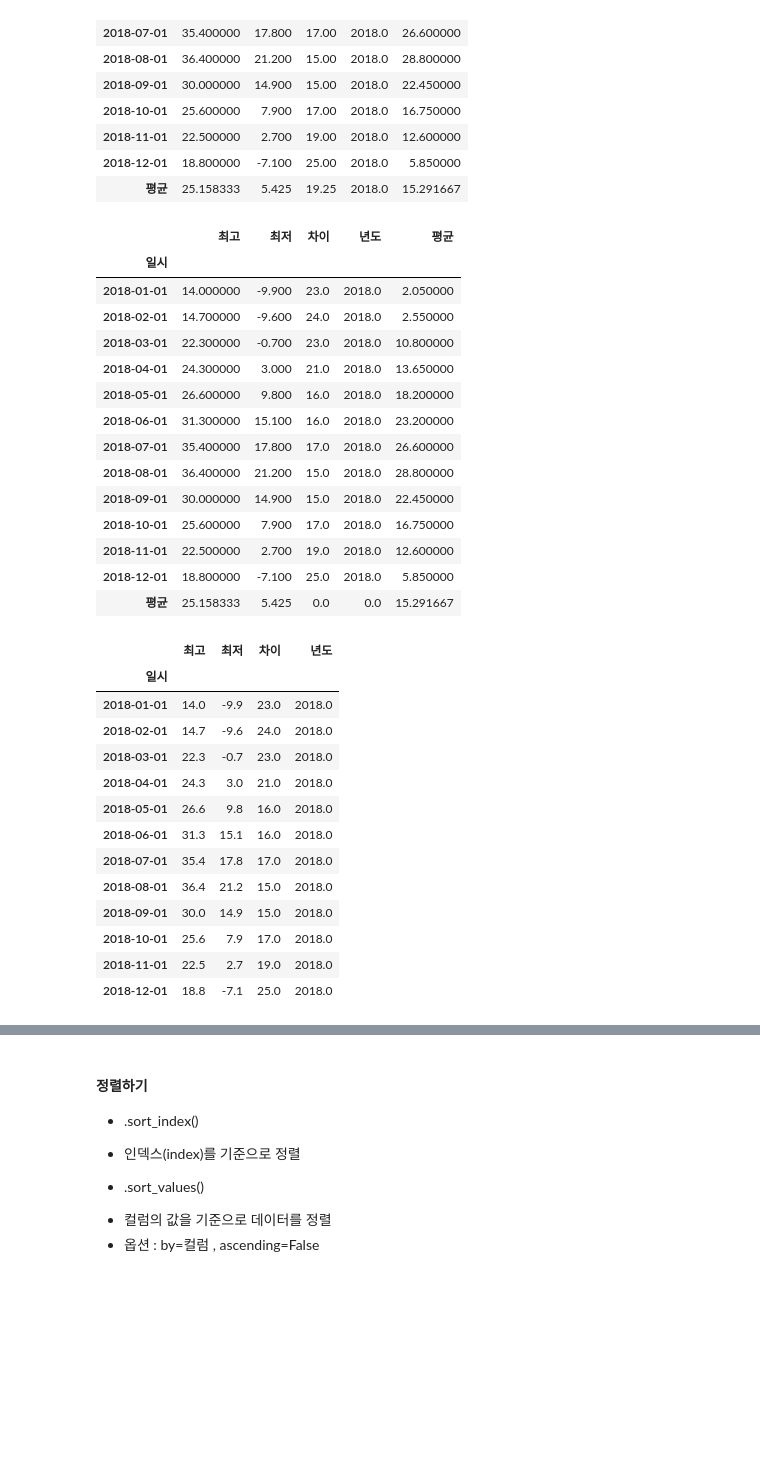
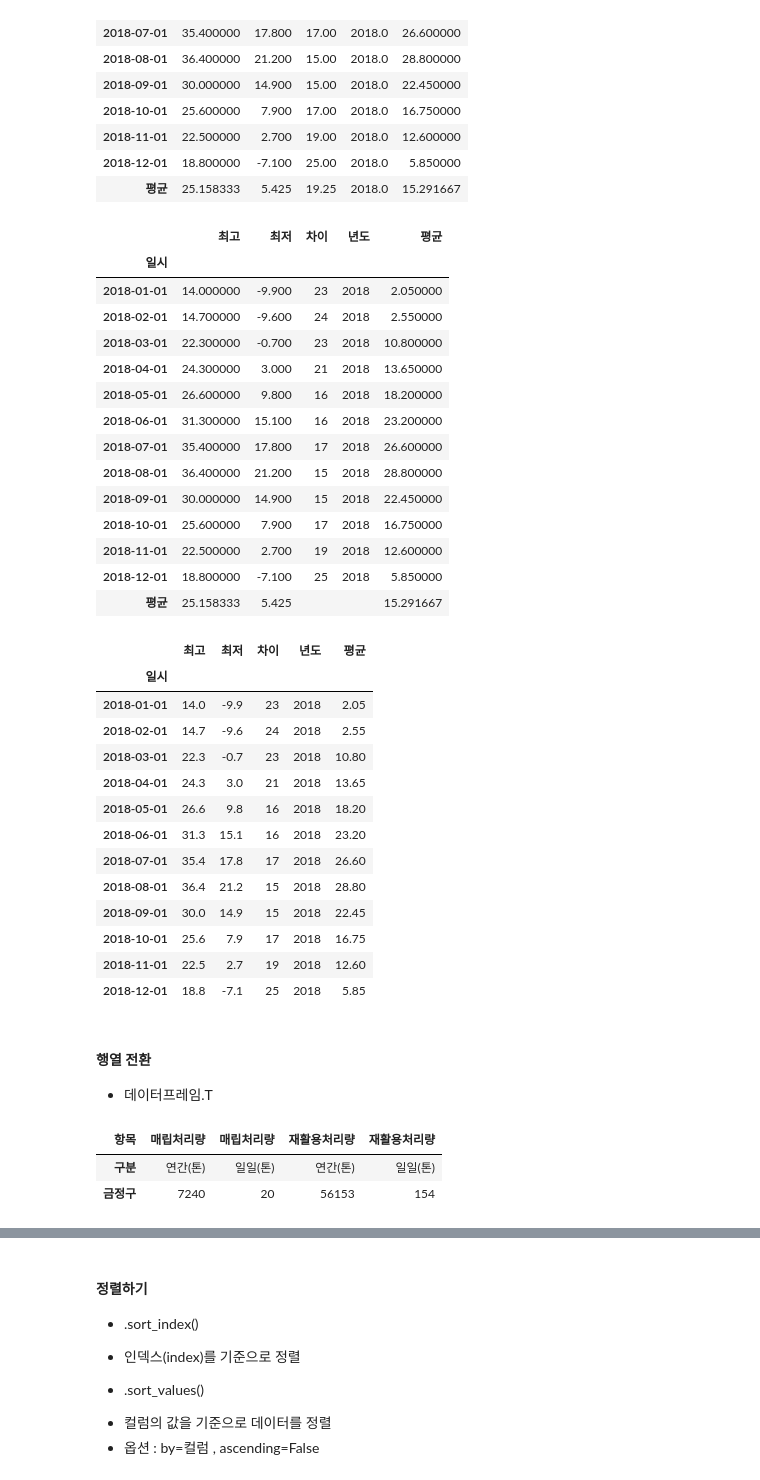
Before and after one commit to cybermin/pythonbasic, a Jupyter notebook: 04/pandas02_dataframe2.ipynb, the cells around one changed output, grey strips where cells are left out. Saved outputs shown, nothing was run; the diff lists cells and outputs as text; code cells hidden in the pictures; blank space fills up the shorter version.

```diff
--- a/04/pandas02_dataframe2.ipynb
+++ b/04/pandas02_dataframe2.ipynb
@@ -835,39 +777,42 @@ df
 | 2018-12-01 | 18.800000 | -7.100 | 25.00 | 2018.0 | 5.850000 |
 | 평균 | 25.158333 | 5.425 | 19.25 | 2018.0 | 15.291667 |
 # %%
-df.loc['평균', ['차이', '년도']] = 0
+df.loc['평균', ['차이', '년도']] = ''
 df
 # %% [output]
 |  | 최고 | 최저 | 차이 | 년도 | 평균 |
 | 일시 |  |  |  |  |  |
-| 2018-01-01 | 14.000000 | -9.900 | 23.0 | 2018.0 | 2.050000 |
-| 2018-02-01 | 14.700000 | -9.600 | 24.0 | 2018.0 | 2.550000 |
-| 2018-03-01 | 22.300000 | -0.700 | 23.0 | 2018.0 | 10.800000 |
-| 2018-04-01 | 24.300000 | 3.000 | 21.0 | 2018.0 | 13.650000 |
-| 2018-05-01 | 26.600000 | 9.800 | 16.0 | 2018.0 | 18.200000 |
-| 2018-06-01 | 31.300000 | 15.100 | 16.0 | 2018.0 | 23.200000 |
-| 2018-07-01 | 35.400000 | 17.800 | 17.0 | 2018.0 | 26.600000 |
-| 2018-08-01 | 36.400000 | 21.200 | 15.0 | 2018.0 | 28.800000 |
-| 2018-09-01 | 30.000000 | 14.900 | 15.0 | 2018.0 | 22.450000 |
-| 2018-10-01 | 25.600000 | 7.900 | 17.0 | 2018.0 | 16.750000 |
-| 2018-11-01 | 22.500000 | 2.700 | 19.0 | 2018.0 | 12.600000 |
-| 2018-12-01 | 18.800000 | -7.100 | 25.0 | 2018.0 | 5.850000 |
-| 평균 | 25.158333 | 5.425 | 0.0 | 0.0 | 15.291667 |
+| 2018-01-01 | 14.000000 | -9.900 | 23 | 2018 | 2.050000 |
+| 2018-02-01 | 14.700000 | -9.600 | 24 | 2018 | 2.550000 |
+| 2018-03-01 | 22.300000 | -0.700 | 23 | 2018 | 10.800000 |
+| 2018-04-01 | 24.300000 | 3.000 | 21 | 2018 | 13.650000 |
+| 2018-05-01 | 26.600000 | 9.800 | 16 | 2018 | 18.200000 |
+| 2018-06-01 | 31.300000 | 15.100 | 16 | 2018 | 23.200000 |
+| 2018-07-01 | 35.400000 | 17.800 | 17 | 2018 | 26.600000 |
+| 2018-08-01 | 36.400000 | 21.200 | 15 | 2018 | 28.800000 |
+| 2018-09-01 | 30.000000 | 14.900 | 15 | 2018 | 22.450000 |
+| 2018-10-01 | 25.600000 | 7.900 | 17 | 2018 | 16.750000 |
+| 2018-11-01 | 22.500000 | 2.700 | 19 | 2018 | 12.600000 |
+| 2018-12-01 | 18.800000 | -7.100 | 25 | 2018 | 5.850000 |
+| 평균 | 25.158333 | 5.425 |  |  | 15.291667 |
 # %%
 df = df.drop('평균', axis=0)
 df
 # %% [output]
-|  | 최고 | 최저 | 차이 | 년도 |
-| 일시 |  |  |  |  |
-| 2018-01-01 | 14.0 | -9.9 | 23.0 | 2018.0 |
-| 2018-02-01 | 14.7 | -9.6 | 24.0 | 2018.0 |
-| 2018-03-01 | 22.3 | -0.7 | 23.0 | 2018.0 |
-| 2018-04-01 | 24.3 | 3.0 | 21.0 | 2018.0 |
-| 2018-05-01 | 26.6 | 9.8 | 16.0 | 2018.0 |
-| 2018-06-01 | 31.3 | 15.1 | 16.0 | 2018.0 |
-| 2018-07-01 | 35.4 | 17.8 | 17.0 | 2018.0 |
-| 2018-08-01 | 36.4 | 21.2 | 15.0 | 2018.0 |
-| 2018-09-01 | 30.0 | 14.9 | 15.0 | 2018.0 |
-| 2018-10-01 | 25.6 | 7.9 | 17.0 | 2018.0 |
-| 2018-11-01 | 22.5 | 2.7 | 19.0 | 2018.0 |
-| 2018-12-01 | 18.8 | -7.1 | 25.0 | 2018.0 |
+|  | 최고 | 최저 | 차이 | 년도 | 평균 |
+| 일시 |  |  |  |  |  |
+| 2018-01-01 | 14.0 | -9.9 | 23 | 2018 | 2.05 |
+| 2018-02-01 | 14.7 | -9.6 | 24 | 2018 | 2.55 |
+| 2018-03-01 | 22.3 | -0.7 | 23 | 2018 | 10.80 |
+| 2018-04-01 | 24.3 | 3.0 | 21 | 2018 | 13.65 |
+| 2018-05-01 | 26.6 | 9.8 | 16 | 2018 | 18.20 |
+| 2018-06-01 | 31.3 | 15.1 | 16 | 2018 | 23.20 |
+| 2018-07-01 | 35.4 | 17.8 | 17 | 2018 | 26.60 |
+| 2018-08-01 | 36.4 | 21.2 | 15 | 2018 | 28.80 |
+| 2018-09-01 | 30.0 | 14.9 | 15 | 2018 | 22.45 |
+| 2018-10-01 | 25.6 | 7.9 | 17 | 2018 | 16.75 |
+| 2018-11-01 | 22.5 | 2.7 | 19 | 2018 | 12.60 |
+| 2018-12-01 | 18.8 | -7.1 | 25 | 2018 | 5.85 |
+# %% [markdown]
+#### 행열 전환
++ 데이터프레임.T
@@ -873,0 +821,6 @@ df
+# %%
+df21
+# %% [output]
+| 항목 | 매립처리량 | 매립처리량 | 재활용처리량 | 재활용처리량 |
+| 구분 | 연간(톤) | 일일(톤) | 연간(톤) | 일일(톤) |
+| 금정구 | 7240 | 20 | 56153 | 154 |
```
Also changed, not shown: parts of 32 cells of this notebook.
